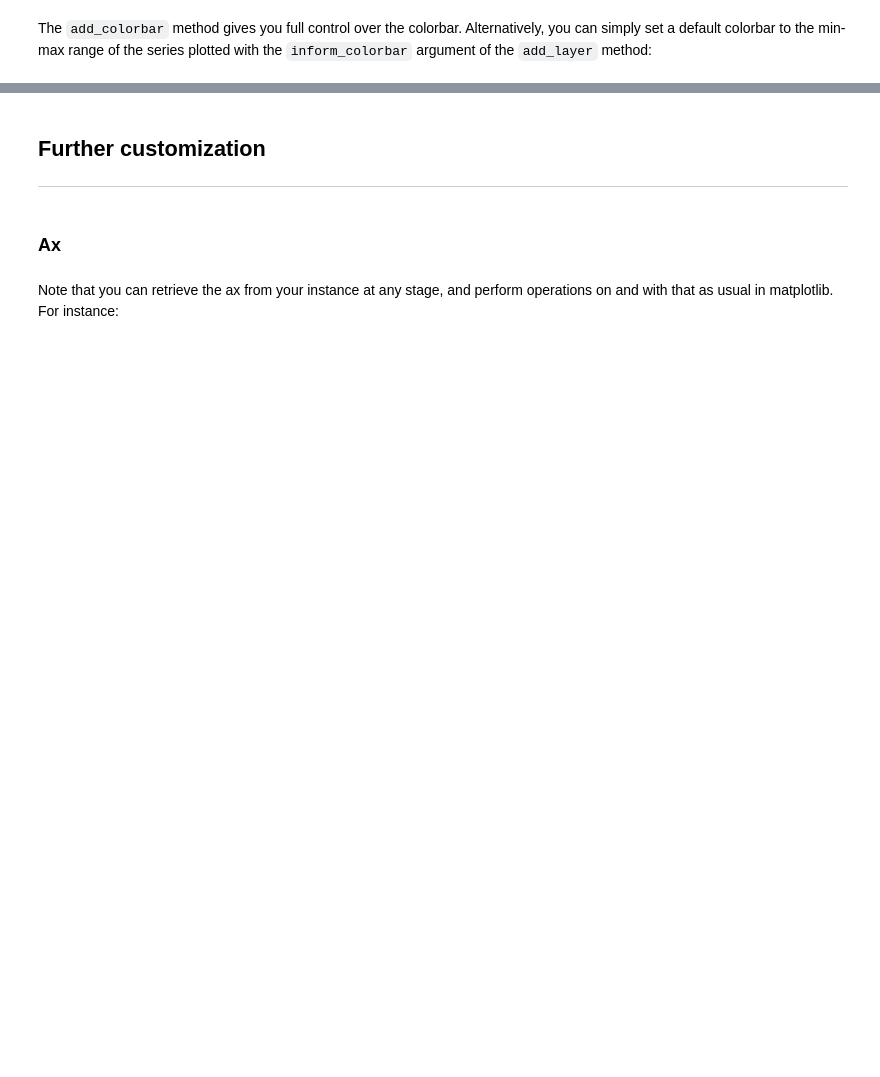
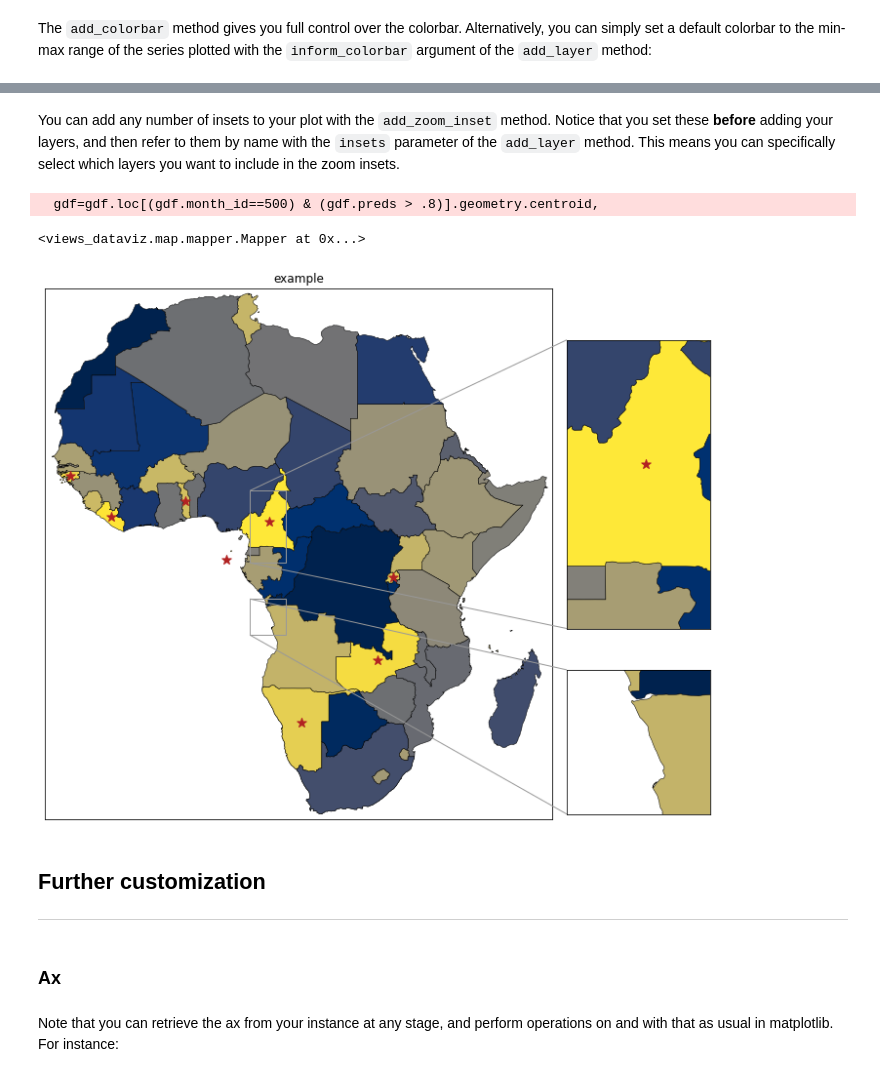
Before and after one commit to prio-data/views_dataviz, a Jupyter notebook: examples/mapper.ipynb, the cells around one changed output, grey strips where cells are left out. Saved outputs shown, nothing was run; the diff lists cells and outputs as text; code cells hidden in the pictures; blank space fills up the shorter version.

```diff
--- a/examples/mapper.ipynb
+++ b/examples/mapper.ipynb
@@ -240,3 +309,45 @@ example = mapper.Mapper(
+# %% [markdown]
+You can add any number of insets to your plot with the `add_zoom_inset` method. Notice that you set these **before** adding your layers, and then refer to them by name with the `insets` parameter of the `add_layer` method. This means you can specifically select which layers you want to include in the zoom insets.
+# %%
+mapper.Mapper(
+    width=10,
+    height=10,
+    bbox=[-18.5, 52.0, -35.5, 38.0],  # xmin, xmax, ymin, ymax for African mainland.
+    frame_on=True,
+    title="example",
+).add_zoom_inset(
+    name="test",
+    bbox=[10, 15, 0, 10],
+    zoom=4,
+    corner_loc1=2,
+    corner_loc2=3
+).add_zoom_inset(
+    name="test2",
+    bbox=[10, 15, -10, -5],
+    zoom=4,
+    loc=3,
+    corner_loc1=2,
+    corner_loc2=3,
+    xy_inset=(1.02, 0)
+).add_layer(
+    gdf=gdf.loc[gdf.month_id==500],
+    cmap="cividis",
+    edgecolor="black",
+    linewidth=0.5,
+    column="preds",
+    legend=False,
+    insets=["test", "test2"]
+).add_layer(
+    gdf=gdf.loc[(gdf.month_id==500) & (gdf.preds > .8)].geometry.centroid,
+    marker="*",
+    markersize=100,
+    color="firebrick",
+    insets=["test"]
+)
+# %% [output]
+  gdf=gdf.loc[(gdf.month_id==500) & (gdf.preds > .8)].geometry.centroid,
+<views_dataviz.map.mapper.Mapper at 0x...>
+[figure, added]
 # %% [markdown]
 <a id="customization"></a>
 ## Further customization
```
Also changed, not shown: parts of 26 cells of this notebook, 1 other file.
